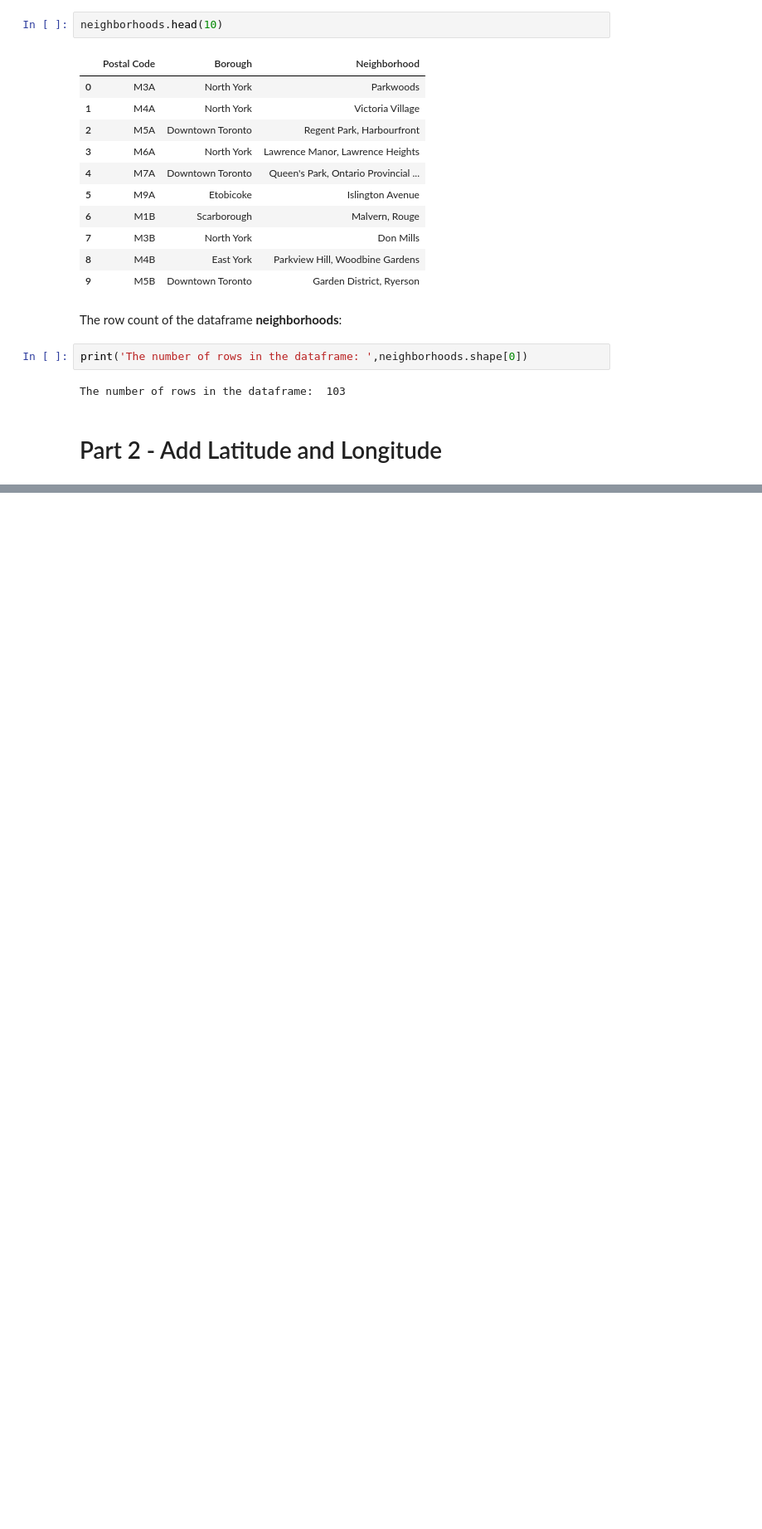
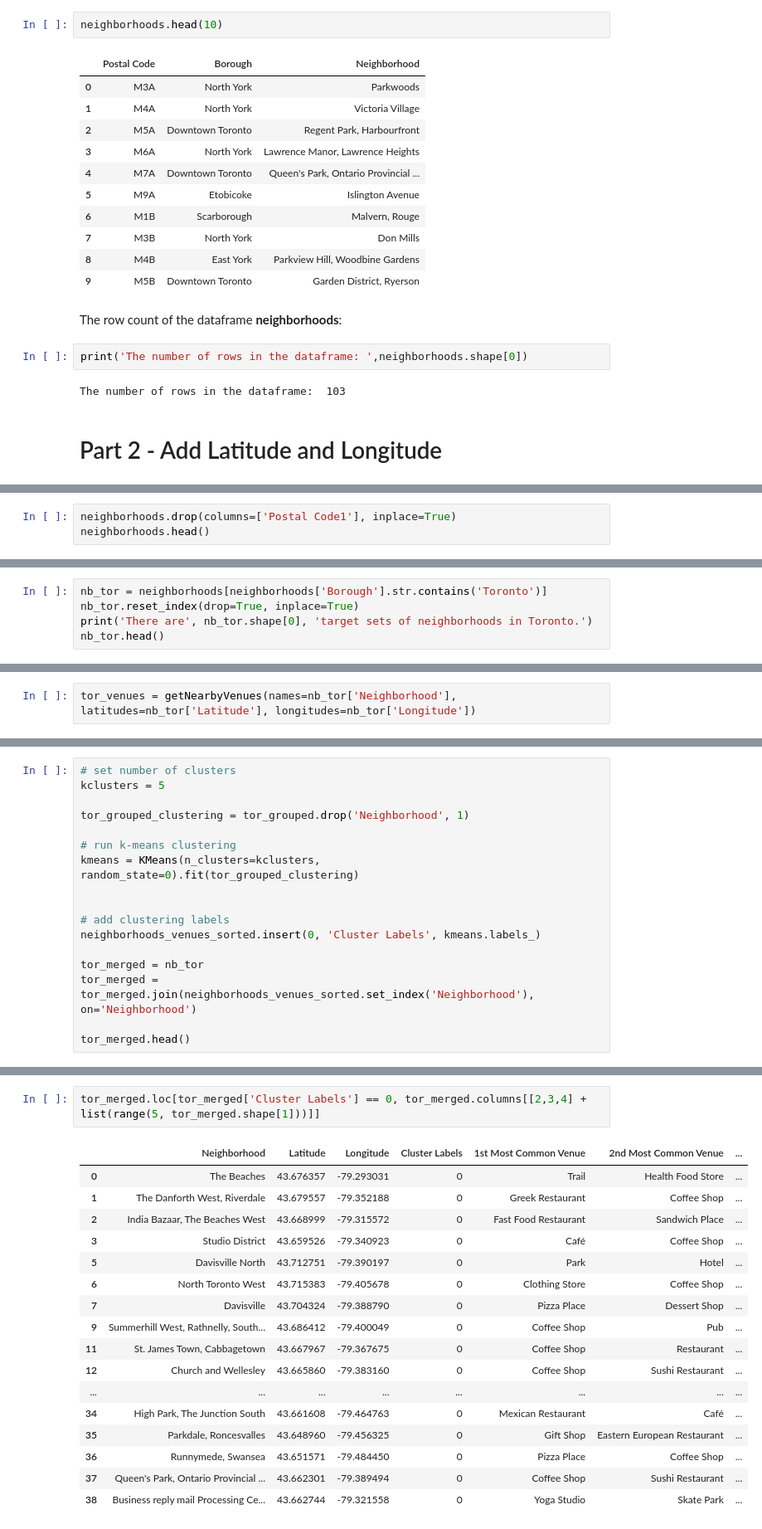
Before and after one commit to kevin800721/Coursera_Capstone, a Jupyter notebook: Segmenting and Clustering Neighborhoods in Toronto.ipynb, the cells around one changed output, grey strips where cells are left out. Shown at 83% size. Cells and saved outputs as stored; diff of their text form; blank space fills up the shorter version.

```diff
--- a/Segmenting and Clustering Neighborhoods in Toronto.ipynb
+++ b/Segmenting and Clustering Neighborhoods in Toronto.ipynb
@@ -71,0 +114,3 @@ The number of rows in the dataframe:  103
+# %%
+neighborhoods.drop(columns=['Postal Code1'], inplace=True)
+neighborhoods.head()
@@ -71,0 +128,5 @@ The number of rows in the dataframe:  103
+# %%
+nb_tor = neighborhoods[neighborhoods['Borough'].str.contains('Toronto')]
+nb_tor.reset_index(drop=True, inplace=True)
+print('There are', nb_tor.shape[0], 'target sets of neighborhoods in Toronto.')
+nb_tor.head()
@@ -71,0 +202,2 @@ The number of rows in the dataframe:  103
+# %%
+tor_venues = getNearbyVenues(names=nb_tor['Neighborhood'], latitudes=nb_tor['Latitude'], longitudes=nb_tor['Longitude'])
@@ -71,0 +276,17 @@ The number of rows in the dataframe:  103
+# %%
+# set number of clusters
+kclusters = 5
+
+tor_grouped_clustering = tor_grouped.drop('Neighborhood', 1)
+
+# run k-means clustering
+kmeans = KMeans(n_clusters=kclusters, random_state=0).fit(tor_grouped_clustering)
+
+
+# add clustering labels
+neighborhoods_venues_sorted.insert(0, 'Cluster Labels', kmeans.labels_)
+
+tor_merged = nb_tor
+tor_merged = tor_merged.join(neighborhoods_venues_sorted.set_index('Neighborhood'), on='Neighborhood')
+
+tor_merged.head()
@@ -71,0 +333,20 @@ The number of rows in the dataframe:  103
+# %%
+tor_merged.loc[tor_merged['Cluster Labels'] == 0, tor_merged.columns[[2,3,4] + list(range(5, tor_merged.shape[1]))]]
+# %% [output]
+|  | Neighborhood | Latitude | Longitude | Cluster Labels | 1st Most Common Venue | 2nd Most Common Venue | ... |
+| 0 | The Beaches | 43.676357 | -79.293031 | 0 | Trail | Health Food Store | ... |
+| 1 | The Danforth West, Riverdale | 43.679557 | -79.352188 | 0 | Greek Restaurant | Coffee Shop | ... |
+| 2 | India Bazaar, The Beaches West | 43.668999 | -79.315572 | 0 | Fast Food Restaurant | Sandwich Place | ... |
+| 3 | Studio District | 43.659526 | -79.340923 | 0 | Café | Coffee Shop | ... |
+| 5 | Davisville North | 43.712751 | -79.390197 | 0 | Park | Hotel | ... |
+| 6 | North Toronto West | 43.715383 | -79.405678 | 0 | Clothing Store | Coffee Shop | ... |
+| 7 | Davisville | 43.704324 | -79.388790 | 0 | Pizza Place | Dessert Shop | ... |
+| 9 | Summerhill West, Rathnelly, South... | 43.686412 | -79.400049 | 0 | Coffee Shop | Pub | ... |
+| 11 | St. James Town, Cabbagetown | 43.667967 | -79.367675 | 0 | Coffee Shop | Restaurant | ... |
+| 12 | Church and Wellesley | 43.665860 | -79.383160 | 0 | Coffee Shop | Sushi Restaurant | ... |
+| ... | ... | ... | ... | ... | ... | ... | ... |
+| 34 | High Park, The Junction South | 43.661608 | -79.464763 | 0 | Mexican Restaurant | Café | ... |
+| 35 | Parkdale, Roncesvalles | 43.648960 | -79.456325 | 0 | Gift Shop | Eastern European Restaurant | ... |
+| 36 | Runnymede, Swansea | 43.651571 | -79.484450 | 0 | Pizza Place | Coffee Shop | ... |
+| 37 | Queen's Park, Ontario Provincial ... | 43.662301 | -79.389494 | 0 | Coffee Shop | Sushi Restaurant | ... |
+| 38 | Business reply mail Processing Ce... | 43.662744 | -79.321558 | 0 | Yoga Studio | Skate Park | ... |
```
Also changed, not shown: parts of 37 cells of this notebook.
